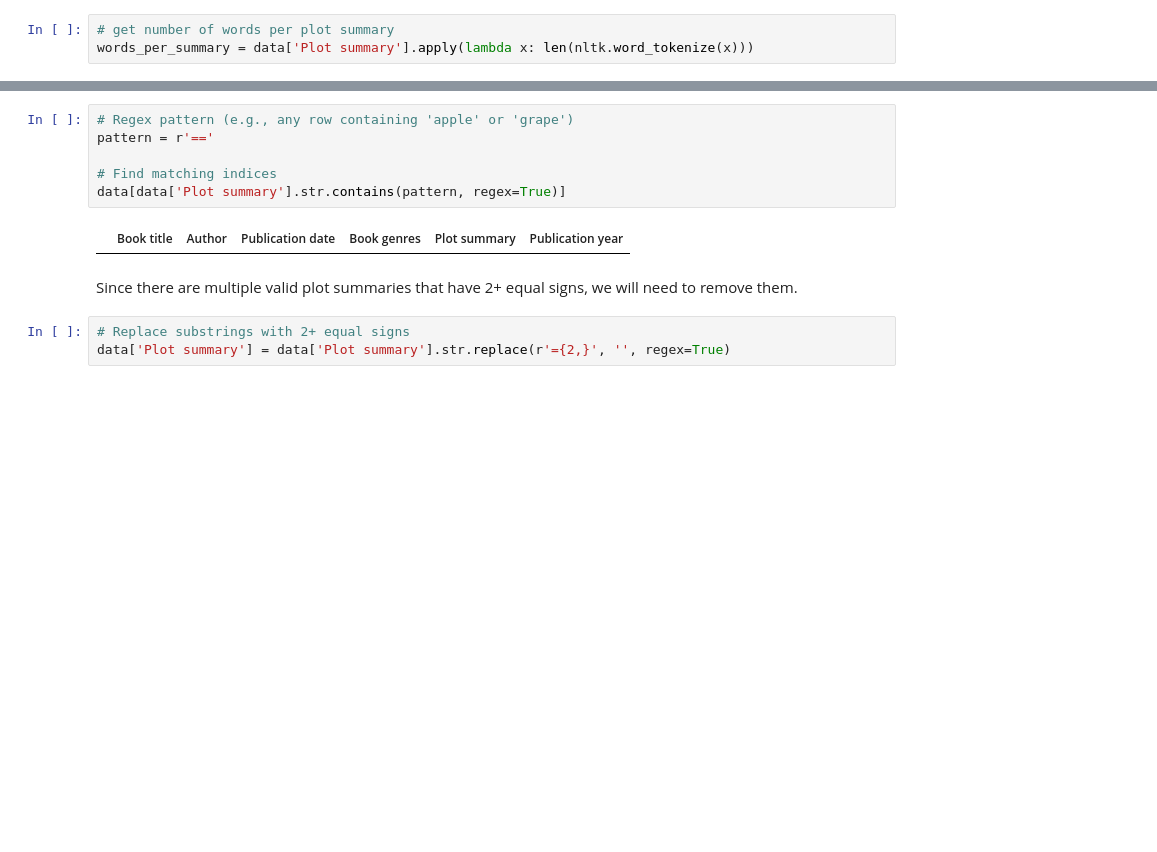
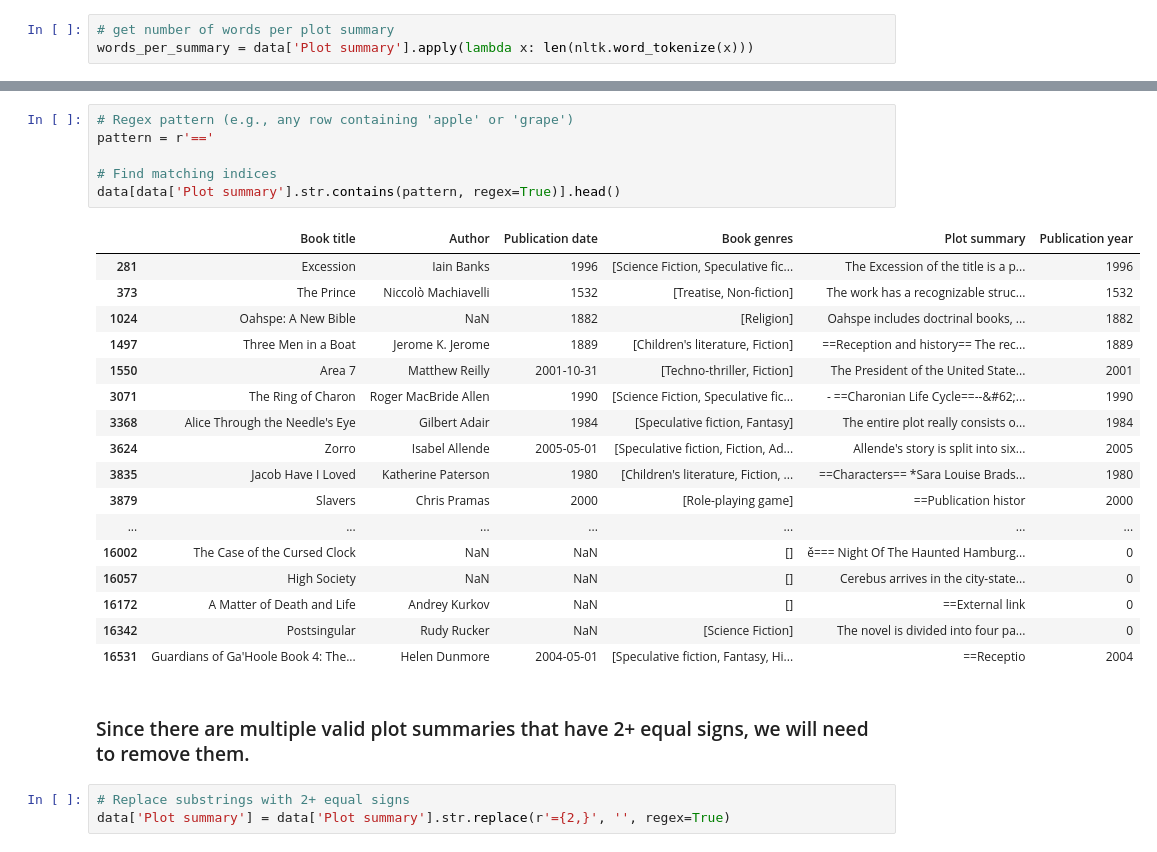
Before and after one commit to JD-Bentley/book-recommender, a Jupyter notebook: src/vectorstore-setup.ipynb, the cells around one changed output, grey strips where cells are left out. Cells and saved outputs as stored; diff of their text form; blank space fills up the shorter version.

```diff
--- a/src/vectorstore-setup.ipynb
+++ b/src/vectorstore-setup.ipynb
@@ -187,13 +191,29 @@ data.loc[words_per_summary[words_per_summary < 10].index]
 # %%
 # Regex pattern (e.g., any row containing 'apple' or 'grape')
 pattern = r'=='
 
 # Find matching indices
-data[data['Plot summary'].str.contains(pattern, regex=True)]
+data[data['Plot summary'].str.contains(pattern, regex=True)].head()
 # %% [output]
 |  | Book title | Author | Publication date | Book genres | Plot summary | Publication year |
+| 281 | Excession | Iain Banks | 1996 | [Science Fiction, Speculative fic... | The Excession of the title is a p... | 1996 |
+| 373 | The Prince | Niccolò Machiavelli | 1532 | [Treatise, Non-fiction] | The work has a recognizable struc... | 1532 |
+| 1024 | Oahspe: A New Bible | NaN | 1882 | [Religion] | Oahspe includes doctrinal books, ... | 1882 |
+| 1497 | Three Men in a Boat | Jerome K. Jerome | 1889 | [Children's literature, Fiction] | ==Reception and history== The rec... | 1889 |
+| 1550 | Area 7 | Matthew Reilly | 2001-10-31 | [Techno-thriller, Fiction] | The President of the United State... | 2001 |
+| 3071 | The Ring of Charon | Roger MacBride Allen | 1990 | [Science Fiction, Speculative fic... | - ==Charonian Life Cycle==--&#62;... | 1990 |
+| 3368 | Alice Through the Needle's Eye | Gilbert Adair | 1984 | [Speculative fiction, Fantasy] | The entire plot really consists o... | 1984 |
+| 3624 | Zorro | Isabel Allende | 2005-05-01 | [Speculative fiction, Fiction, Ad... | Allende's story is split into six... | 2005 |
+| 3835 | Jacob Have I Loved | Katherine Paterson | 1980 | [Children's literature, Fiction, ... | ==Characters== *Sara Louise Brads... | 1980 |
+| 3879 | Slavers | Chris Pramas | 2000 | [Role-playing game] | ==Publication histor | 2000 |
+| ... | ... | ... | ... | ... | ... | ... |
+| 16002 | The Case of the Cursed Clock | NaN | NaN | [] | ě=== Night Of The Haunted Hamburg... | 0 |
+| 16057 | High Society | NaN | NaN | [] | Cerebus arrives in the city-state... | 0 |
+| 16172 | A Matter of Death and Life | Andrey Kurkov | NaN | [] | ==External link | 0 |
+| 16342 | Postsingular | Rudy Rucker | NaN | [Science Fiction] | The novel is divided into four pa... | 0 |
+| 16531 | Guardians of Ga'Hoole Book 4: The... | Helen Dunmore | 2004-05-01 | [Speculative fiction, Fantasy, Hi... | ==Receptio | 2004 |
 # %% [markdown]
-Since there are multiple valid plot summaries that have 2+ equal signs, we will need to remove them.
+### Since there are multiple valid plot summaries that have 2+ equal signs, we will need to remove them.
 # %%
 # Replace substrings with 2+ equal signs
 data['Plot summary'] = data['Plot summary'].str.replace(r'={2,}', '', regex=True)
```
Also changed, not shown: parts of 25 cells of this notebook.
